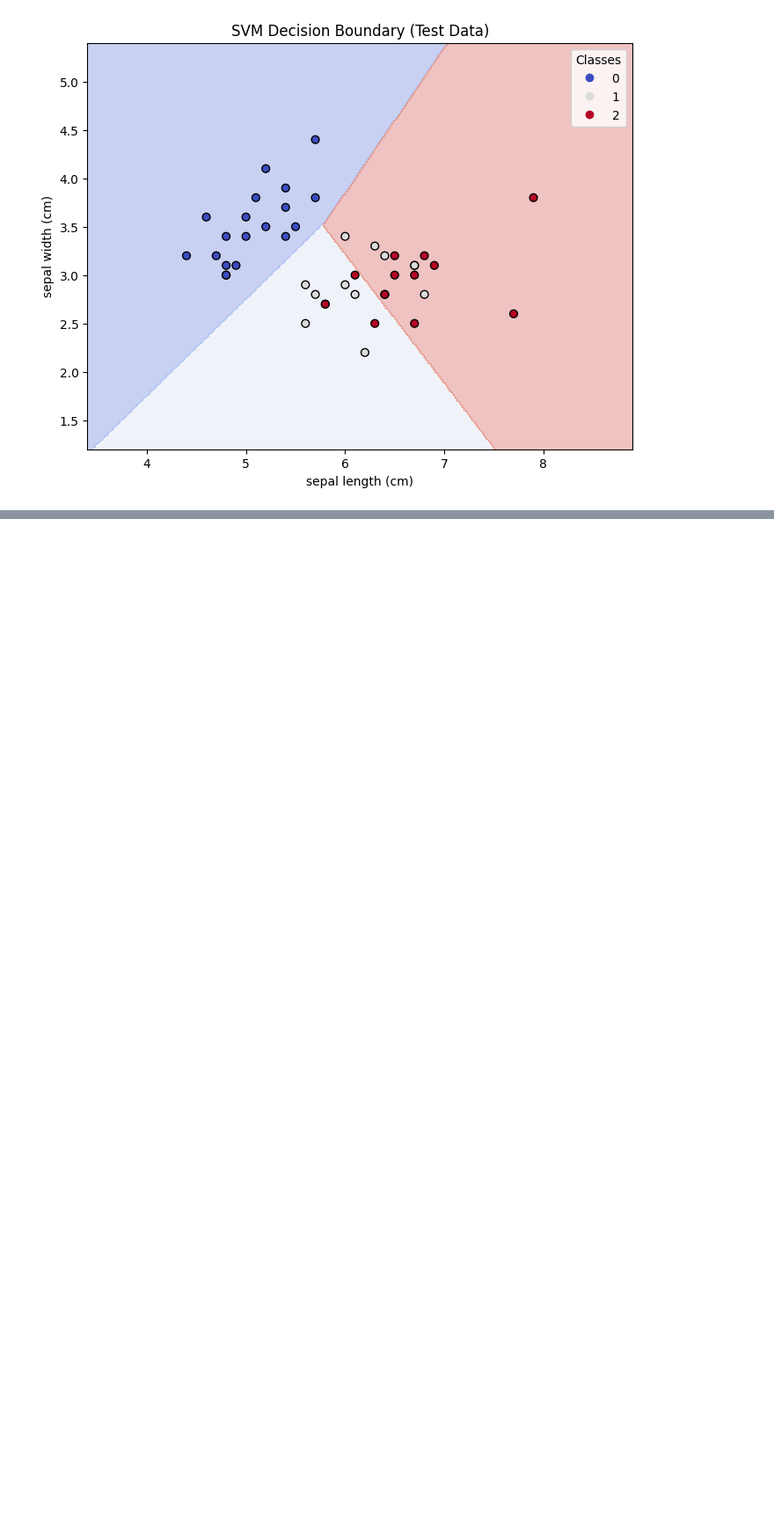
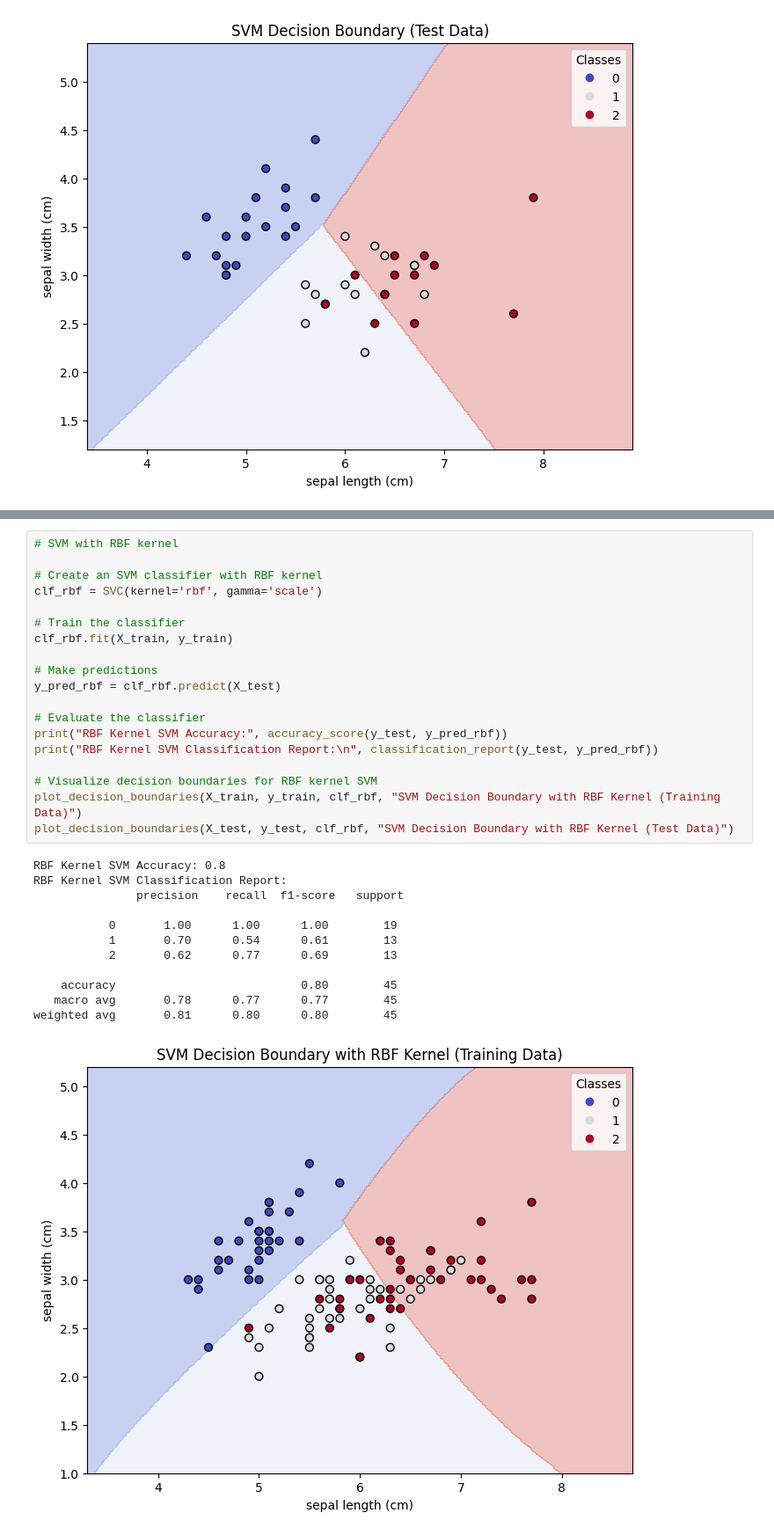
Before and after one commit to senthilkumarimuth/gists, a Jupyter notebook: artificial_intelligence/machine_learning/classification/classification_svm.ipynb, the cells around one changed output, grey strips where cells are left out. Shown at 88% size. Drawn from its saved outputs; the diff is of its cells as text; blank space fills up the shorter version.

```diff
--- a/artificial_intelligence/machine_learning/classification/classification_svm.ipynb
+++ b/artificial_intelligence/machine_learning/classification/classification_svm.ipynb
@@ -98,0 +148,32 @@ weighted avg       0.81      0.80      0.80        45
+# %%
+# SVM with RBF kernel
+
+# Create an SVM classifier with RBF kernel
+clf_rbf = SVC(kernel='rbf', gamma='scale')
+
+# Train the classifier
+clf_rbf.fit(X_train, y_train)
+
+# Make predictions
+y_pred_rbf = clf_rbf.predict(X_test)
+
+# Evaluate the classifier
+print("RBF Kernel SVM Accuracy:", accuracy_score(y_test, y_pred_rbf))
+print("RBF Kernel SVM Classification Report:\n", classification_report(y_test, y_pred_rbf))
+
+# Visualize decision boundaries for RBF kernel SVM
+plot_decision_boundaries(X_train, y_train, clf_rbf, "SVM Decision Boundary with RBF Kernel (Training Data)")
+plot_decision_boundaries(X_test, y_test, clf_rbf, "SVM Decision Boundary with RBF Kernel (Test Data)")
+# %% [output]
+RBF Kernel SVM Accuracy: 0.8
+RBF Kernel SVM Classification Report:
+               precision    recall  f1-score   support
+
+           0       1.00      1.00      1.00        19
+           1       0.70      0.54      0.61        13
+           2       0.62      0.77      0.69        13
+
+    accuracy                           0.80        45
+   macro avg       0.78      0.77      0.77        45
+weighted avg       0.81      0.80      0.80        45
+[figure, added]
```
Also changed, not shown: parts of 5 cells of this notebook, 3 other files.
